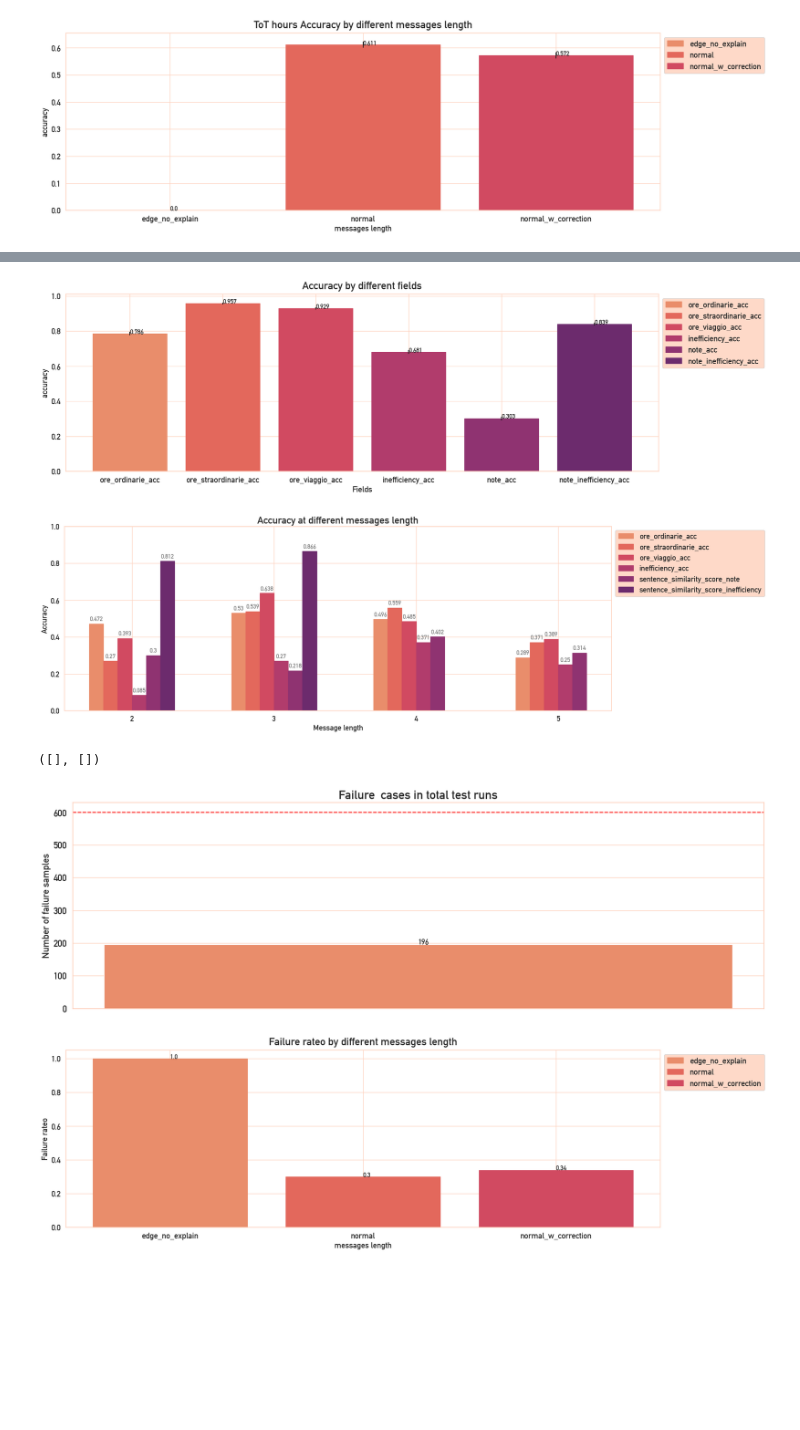
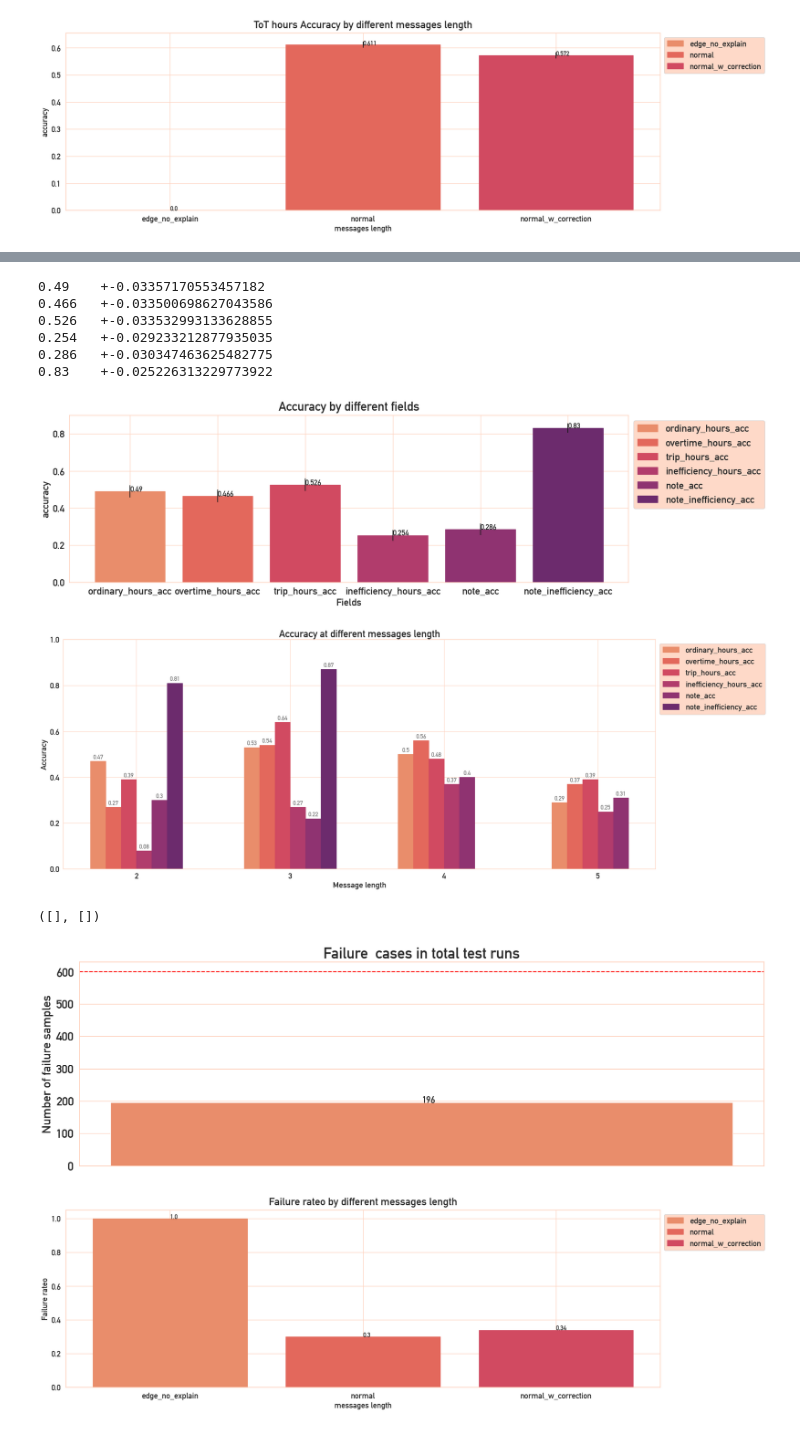
Before and after one commit to Rdm-Nico/SitiBTAgent, a Jupyter notebook: visualization/test_qwen_base.ipynb, the cells around one changed output, grey strips where cells are left out. Saved outputs shown, nothing was run; the diff lists cells and outputs as text; code cells hidden in the pictures; blank space fills up the shorter version.

Commit message:
fix and add strict mean

```diff
--- a/visualization/test_qwen_base.ipynb
+++ b/visualization/test_qwen_base.ipynb
@@ -27,7 +28,7 @@ plt.rcParams["axes.facecolor"] = "white"
 plt.rcParams["grid.color"] = "#fed0bb"
 plt.rcParams["axes.edgecolor"] = "#fed0bb"
 # %%
-RESULT_TOT="../data/training_dataset/results/results_combined_new_model_name.csv"
+RESULT_TOT="../data/training_dataset/results/results_combined_new_model_name_strict.csv"
 df = pd.read_csv(RESULT_TOT)
 print(df.columns)
 df['model'].unique()
@@ -129,7 +163,7 @@ for model in models:
 # accuracy a tipi di schema
 def add_labels(labels, vals):
     for i,x_label in enumerate(labels):
-        plt.text(x_label,vals[i], vals[i])
+        plt.text(x_label,vals[i], vals[i],size=15)
 
 models = list(df[df['model'].str.contains(target)]['model'].unique())
 
@@ -156,3 +190,5 @@ for model in models:
     plt.legend(loc="upper left", bbox_to_anchor=(1, 1),frameon=True,facecolor="#fed0bb")
 # %% [output]
 [figure]
+# %%
+df["sentence_similarity_score_note"] = df["sentence_similarity_score_note"].clip(lower=0)
@@ -184,7 +442,7 @@ Text(0.5, 1.0, "Sentence Similarity Distribution for label 'note'")
 # accuracy a tipi di schema
 def add_labels(labels, vals):
     for i,x_label in enumerate(labels):
-        plt.text(x_label,vals[i], vals[i])
+        plt.text(x_label,vals[i], vals[i], size=15)
 
 models = list(df[df['model'].str.contains(target)]['model'].unique())
 
@@ -193,16 +451,18 @@ for model in models:
     media_group = []
     CI_group = []
     columns = ['ore_ordinarie_acc', 'ore_straordinarie_acc', 'ore_viaggio_acc','inefficiency_acc','sentence_similarity_score_note','sentence_similarity_score_inefficiency']
-    fields=['ore_ordinarie_acc', 'ore_straordinarie_acc', 'ore_viaggio_acc','inefficiency_acc','note_acc','note_inefficiency_acc']
+    fields=['ordinary_hours_acc', 'overtime_hours_acc', 'trip_hours_acc','inefficiency_hours_acc','note_acc','note_inefficiency_acc']
     for column in columns:
 
-        acc_media = round(df.loc[(df['model'] == model) & (df["failure_reason"]).isna() == True][column].mean(),3)
-        n = len(df)
-        # intervallo di confidenza al 99 %
-        CI = 2.576 * np.sqrt(acc_media * (1- acc_media) / n)
+        acc_media = round(df.loc[(df['model'] == model)][column].mean(),3)
+        n = len(df.loc[(df['model'] == model)])
+        # intervallo di confidenza al 90 %
+        CI = 1.645 * np.sqrt(acc_media * (1- acc_media) / n)
         media_group.append(acc_media)
         CI_group.append(CI)
 
+    for media,CI in zip(media_group, CI_group):
+        print(f"{media} \t+-{CI}")
     plt.figure(figsize=(20,6))
     plt.bar(fields,media_group, yerr=CI_group, label=fields, color=colors, edgecolor=edgecolors)
     add_labels(fields,media_group)
@@ -212,7 +472,13 @@ for model in models:
     plt.ylabel("accuracy")
     plt.legend(loc="upper left", bbox_to_anchor=(1, 1),frameon=True,facecolor="#fed0bb")
 # %% [output]
+0.49    +-0.03357170553457182
+0.466   +-0.033500698627043586
+0.526   +-0.033532993133628855
+0.254   +-0.029233212877935035
+0.286   +-0.030347463625482775
+0.83    +-0.025226313229773922
-[figure, old version]
+[figure, new version]
 # %%
 # chart per fare il display accuracy totale  al variare del flow
 
@@ -220,50 +486,51 @@ l_msg = np.sort(df['L_MESSAGGI'].unique())
 for model,label in zip(models,labels):
     metric_means = {}
     columns = ['ore_ordinarie_acc', 'ore_straordinarie_acc', 'ore_viaggio_acc','inefficiency_acc','sentence_similarity_score_note','sentence_similarity_score_inefficiency']
+    fields=['ordinary_hours_acc', 'overtime_hours_acc', 'trip_hours_acc','inefficiency_hours_acc','note_acc','note_inefficiency_acc']
     # init il dict
-    for column in columns:
-        metric_means[column] = ()
+    for field in fields:
+        metric_means[field] = ()
 
     for length_m in l_msg:
-        for column in columns:
+        for column,field in zip(columns,fields):
             if column == 'sentence_similarity_score_inefficiency' or column == 'sentence_similarity_score_note':
-                ris = (round(df.loc[(df['model'] == model) & (df[column].isna() != True) & (df['L_MESSAGGI'] == length_m)][column].mean(),3),)
-                metric_means[column] += ris
+                ris = (round(df.loc[(df['model'] == model) & (df[column].isna() != True) & (df['L_MESSAGGI'] == length_m)][column].mean(),2),)
+                metric_means[field] += ris
             else:
-                ris = (round(df.loc[(df['model'] == model) & (df['L_MESSAGGI'] == length_m)][column].mean(),3),)
-                metric_means[column] += ris
+                ris = (round(df.loc[(df['model'] == model) & (df['L_MESSAGGI'] == length_m)][column].mean(),2),)
+                metric_means[field] += ris
 
     x = np.arange(len(l_msg))  # the label locations
     width = 0.10  # the width of the bars
     multiplier = 0
-    fig, ax = plt.subplots(figsize=(20,6), layout='constrained')
+    fig, ax = plt.subplots(figsize=(25,9), layout='constrained')
     for color,(attribute, measurement) in zip(colors,metric_means.items()):
         offset = width * multiplier
         rects = ax.bar(x + offset, measurement, width, label=attribute, color=color,edgecolor=color)
-        ax.bar_label(rects, padding=3, label_type='edge',color="gray")
+        ax.bar_label(rects, padding=3, label_type='edge',color="gray",size=15)
 
         # inseriamo l'accuracy media
         """ if attribute == 'ore_viaggio_acc':
             x_pos = x + offset
             for x in x_pos:
                 ax.text(x, 1.1,'prova') """
 
         multiplier += 1
 
     n_metrics = len(metric_means)
     center_offset = width * (n_metrics - 1) / 2
     ax.set_ylabel('Accuracy')
     ax.set_xlabel("Message length")
     ax.set_title(f'Accuracy at different messages length')
     ax.set_xticks(x + center_offset, l_msg)
     ax.legend(loc="upper left", bbox_to_anchor=(1, 1),frameon=True,facecolor="#fed0bb")
     ax.set_ylim(0,1)
 # %% [output]
-[figure, old version]
+[figure, new version]
 # %%
 def add_labels(labels, vals):
     for i in range(len(labels)):
-        plt.text(i,vals[i], vals[i])
+        plt.text(i,vals[i], vals[i],size=15)
 
 dict_results = {}
 for model in models:
@@ -281,7 +548,7 @@ plt.ylabel("Number of failure samples")
 plt.xticks([])
 # %% [output]
 ([], [])
-[figure, old version]
+[figure, new version]
 # %%
 # bar charts del count dei failure a seconda della lunghezza della conversazione
 # accuracy a diversi livelli di lunghezza della lista messaggi
```
Also changed, not shown: parts of 13 cells of this notebook, 2 other files.
